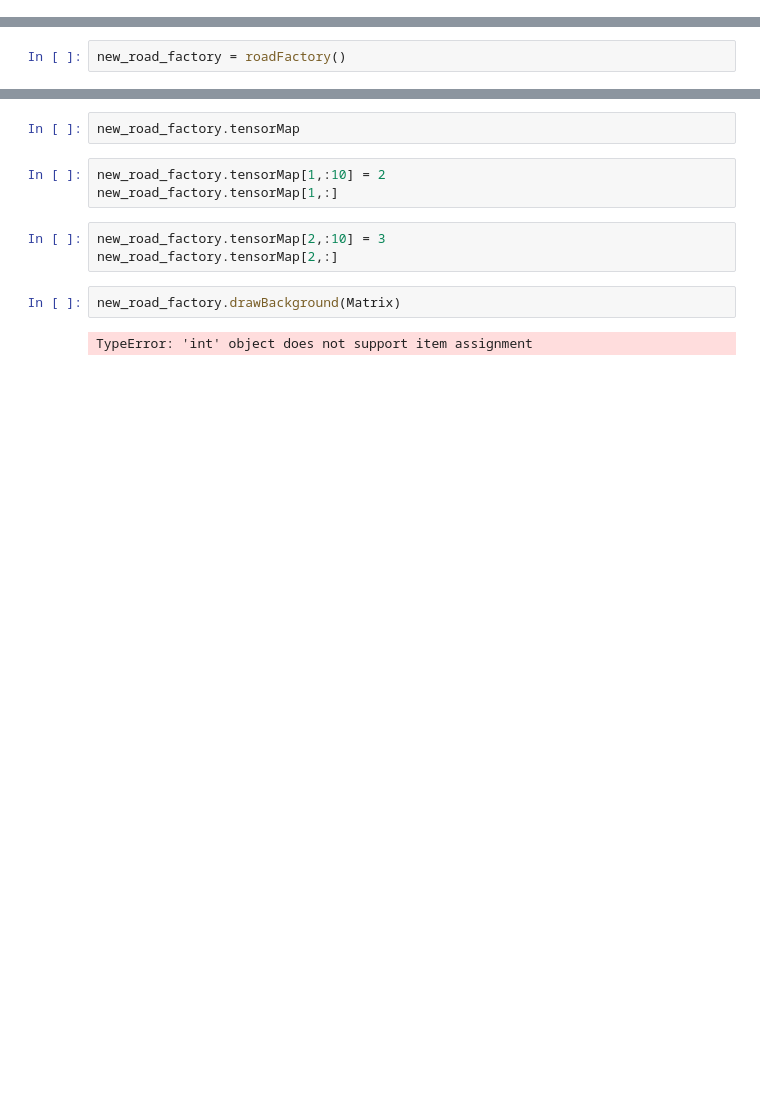
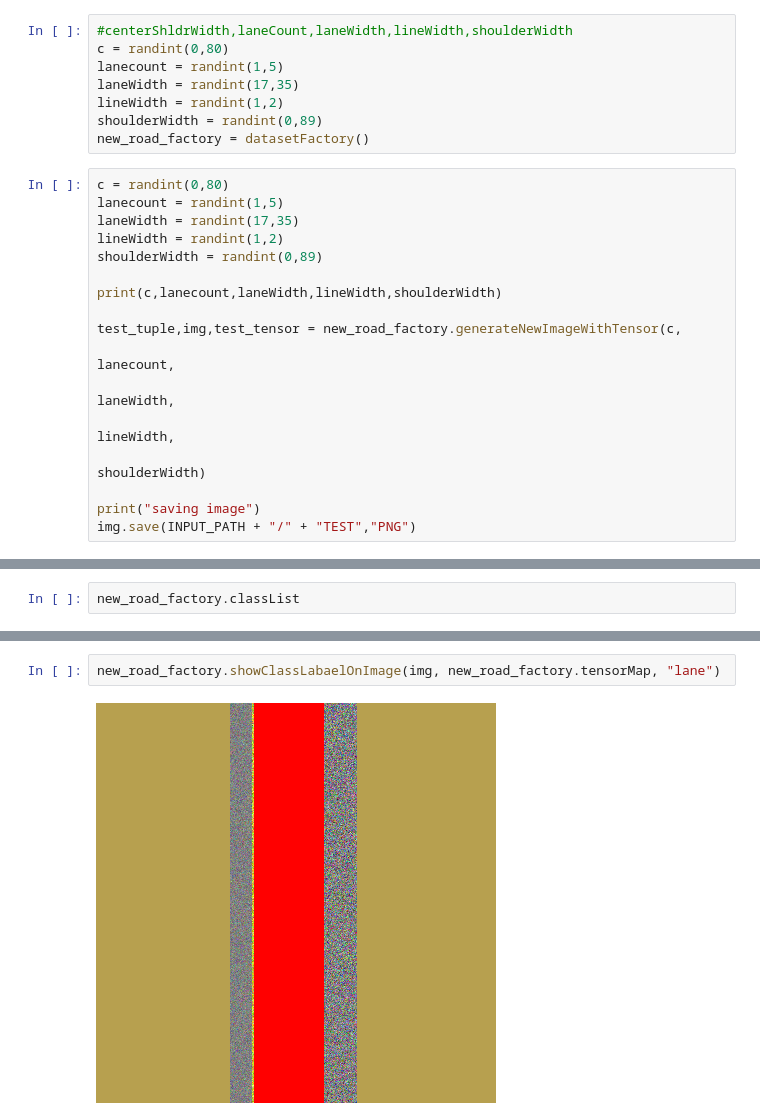
Before and after one commit to iCopyPasta/COMP594, a Jupyter notebook: drawing/Drawing With Tensors.ipynb, the cells around one changed output, grey strips where cells are left out. Cells and saved outputs as stored; diff of their text form; blank space fills up the shorter version.

Commit message:
Start image gen with tensor labels and viewing feature

```diff
--- a/drawing/Drawing With Tensors.ipynb
+++ b/drawing/Drawing With Tensors.ipynb
@@ -173,0 +178,25 @@ class roadFactory(object):
+# %%
+#centerShldrWidth,laneCount,laneWidth,lineWidth,shoulderWidth
+c = randint(0,80)
+lanecount = randint(1,5)
+laneWidth = randint(17,35)
+lineWidth = randint(1,2)
+shoulderWidth = randint(0,89)
+new_road_factory = datasetFactory()
+# %%
+c = randint(0,80)
+lanecount = randint(1,5)
+laneWidth = randint(17,35)
+lineWidth = randint(1,2)
+shoulderWidth = randint(0,89)
+
+print(c,lanecount,laneWidth,lineWidth,shoulderWidth)
+
+test_tuple,img,test_tensor = new_road_factory.generateNewImageWithTensor(c,
+                                                                         lanecount,
+                                                                         laneWidth,
+                                                                         lineWidth,
+                                                                         shoulderWidth)
+
+print("saving image")
+img.save(INPUT_PATH + "/" + "TEST","PNG")
@@ -174,2 +211,2 @@ class roadFactory(object):
 # %%
-new_road_factory = roadFactory()
+new_road_factory.classList
@@ -176,13 +221,5 @@ new_road_factory = roadFactory()
 # %%
-new_road_factory.tensorMap
+new_road_factory.showClassLabaelOnImage(img, new_road_factory.tensorMap, "lane")
+# %% [output]
+[figure, added]
-# %%
-new_road_factory.tensorMap[1,:10] = 2
-new_road_factory.tensorMap[1,:]
-# %%
-new_road_factory.tensorMap[2,:10] = 3
-new_road_factory.tensorMap[2,:]
-# %%
-new_road_factory.drawBackground(Matrix)
-# %% [output]
-TypeError: 'int' object does not support item assignment
 # %%
```
Also changed, not shown: parts of 6 cells of this notebook.
